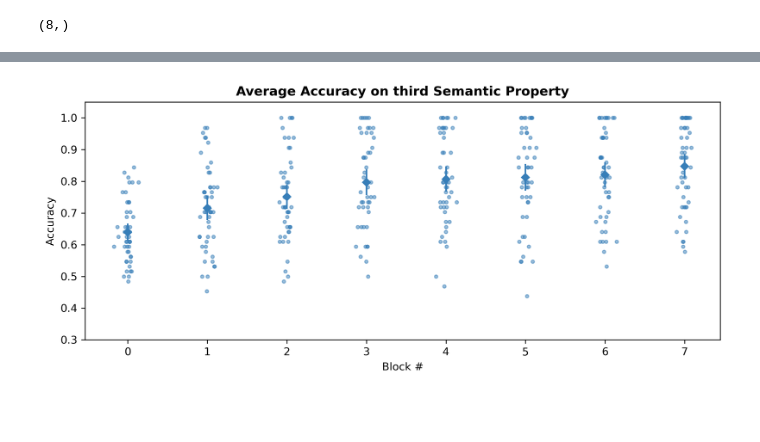
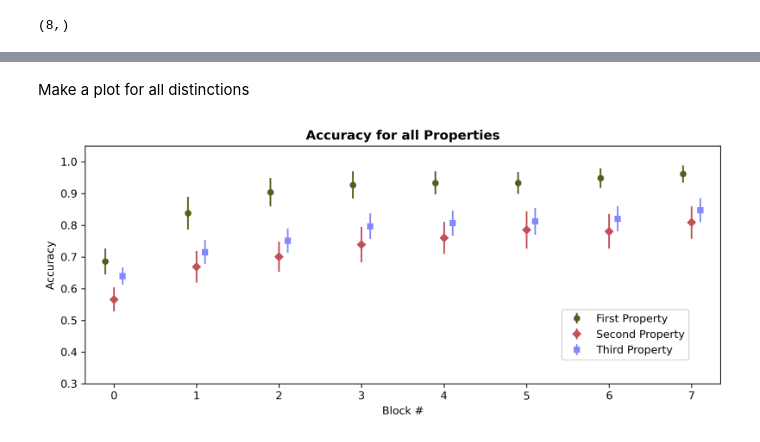
Before and after one commit to JirkoRu/analysis_scripts, a Jupyter notebook: data_loading/2_plotPerformances.ipynb, the cells around one changed output, grey strips where cells are left out. Cells and saved outputs as stored; diff of their text form; code cells hidden in the pictures; blank space fills up the shorter version.

```diff
--- a/data_loading/2_plotPerformances.ipynb
+++ b/data_loading/2_plotPerformances.ipynb
@@ -143,6 +155,6 @@ mean_acc_third.shape
 func_name = 'figures_new/fig_4.png'
 fig_title = 'Average Accuracy on third Semantic Property'
 # chance_level = 3/7
-plot_accuracy(subj_acc_third, mean_acc_third, se_acc_third, func_name, fig_title)
+# plot_accuracy(subj_acc_third, mean_acc_third, se_acc_third, func_name, fig_title)
-# %% [output]
-[figure, removed]
+# %% [markdown]
+Make a plot for all distinctions
@@ -148,0 +210,6 @@ plot_accuracy(subj_acc_third, mean_acc_third, se_acc_third, func_name, fig_title
+# %%
+mean_list = [mean_acc_first, mean_acc_second, mean_acc_third]
+se_list   = [se_acc_first, se_acc_second, se_acc_third]
+plot_accuracy_all_dist(mean_list, se_list, "figures_new/combined_properties.png", "Accuracy for all Properties", chance_level=False)
+# %% [output]
+[figure, added]
```
Also changed, not shown: parts of 10 cells of this notebook, 6 other files.
